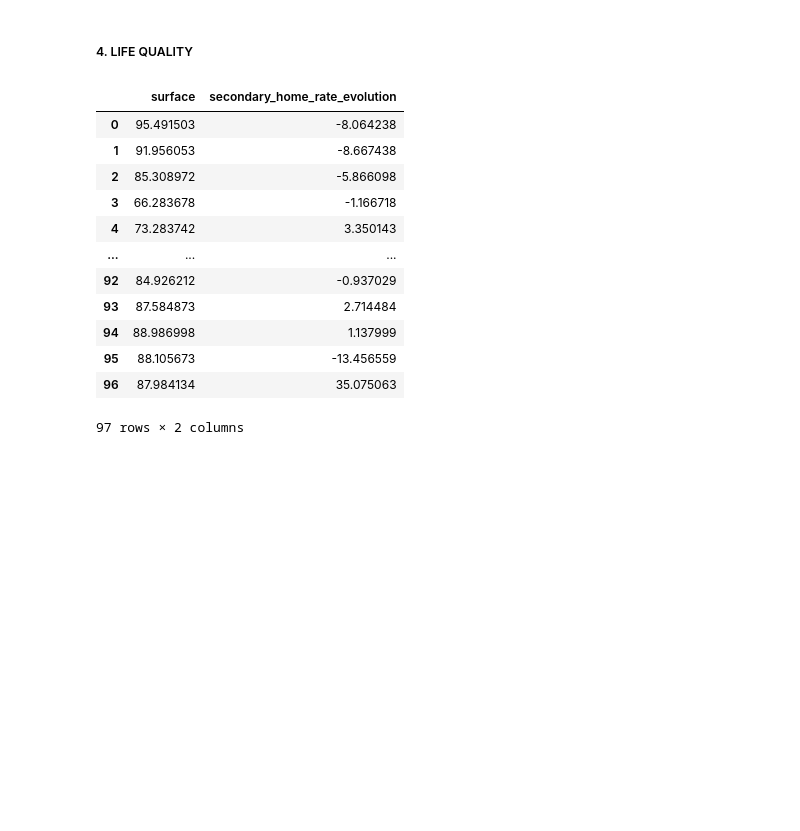
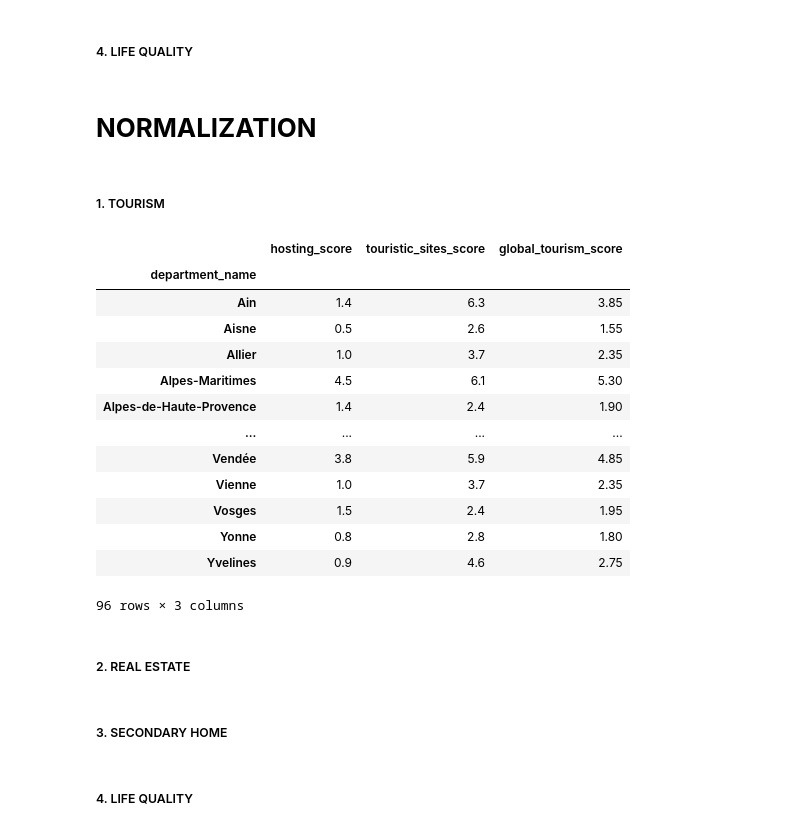
Before and after one commit to MChvtta/prello_scoring_system, a Jupyter notebook: notebooks/ES_Transformation.ipynb, the cells around one changed output. Saved outputs shown, nothing was run; the diff lists cells and outputs as text; code cells hidden in the pictures; blank space fills up the shorter version.

```diff
--- a/notebooks/ES_Transformation.ipynb
+++ b/notebooks/ES_Transformation.ipynb
@@ -1123,0 +510,5 @@ df_scaled_tourism.head(50)
+# %%
+#cleaning des différents KPI
+df_scaled_tourism['ranking_hosting'] = round(df_scaled_tourism['ranking_hosting'], 2)
+df_scaled_tourism['ranking_touristic_sites'] = round(df_scaled_tourism['ranking_touristic_sites'], 2)
+df_scaled_tourism
@@ -1238,18 +561,2 @@ df_scaled_secondary_home
 # %% [markdown]
 ##### 4. LIFE QUALITY
-# %%
-calculation_secondary_home_scoring_numeric
-# %% [output]
-|  | surface | secondary_home_rate_evolution |
-| 0 | 95.491503 | -8.064238 |
-| 1 | 91.956053 | -8.667438 |
-| 2 | 85.308972 | -5.866098 |
-| 3 | 66.283678 | -1.166718 |
-| 4 | 73.283742 | 3.350143 |
-| ... | ... | ... |
-| 92 | 84.926212 | -0.937029 |
-| 93 | 87.584873 | 2.714484 |
-| 94 | 88.986998 | 1.137999 |
-| 95 | 88.105673 | -13.456559 |
-| 96 | 87.984134 | 35.075063 |
-97 rows × 2 columns
@@ -1255,0 +577,31 @@ calculation_secondary_home_scoring_numeric
+# %% [markdown]
+# **NORMALIZATION**
+# %% [markdown]
+##### 1. TOURISM
+# %%
+tourism_scoring = pd.DataFrame()
+tourism_scoring['hosting_score'] = df_scaled_tourism['ranking_hosting']*10
+tourism_scoring['touristic_sites_score'] = df_scaled_tourism['ranking_touristic_sites']*10
+tourism_scoring['global_tourism_score'] = round((tourism_scoring['hosting_score'] + tourism_scoring['touristic_sites_score'])/2,2)
+tourism_scoring
+# %% [output]
+|  | hosting_score | touristic_sites_score | global_tourism_score |
+| department_name |  |  |  |
+| Ain | 1.4 | 6.3 | 3.85 |
+| Aisne | 0.5 | 2.6 | 1.55 |
+| Allier | 1.0 | 3.7 | 2.35 |
+| Alpes-Maritimes | 4.5 | 6.1 | 5.30 |
+| Alpes-de-Haute-Provence | 1.4 | 2.4 | 1.90 |
+| ... | ... | ... | ... |
+| Vendée | 3.8 | 5.9 | 4.85 |
+| Vienne | 1.0 | 3.7 | 2.35 |
+| Vosges | 1.5 | 2.4 | 1.95 |
+| Yonne | 0.8 | 2.8 | 1.80 |
+| Yvelines | 0.9 | 4.6 | 2.75 |
+96 rows × 3 columns
+# %% [markdown]
+##### 2. REAL ESTATE
+# %% [markdown]
+##### 3. SECONDARY HOME
+# %% [markdown]
+##### 4. LIFE QUALITY
```
Also changed, not shown: parts of 71 cells of this notebook, 2 other files.
